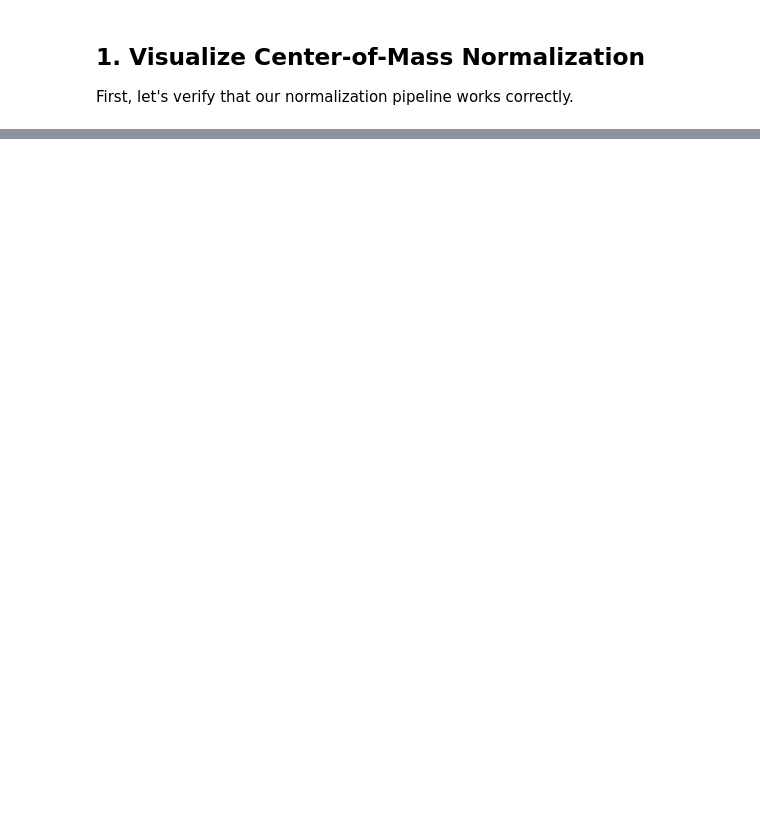
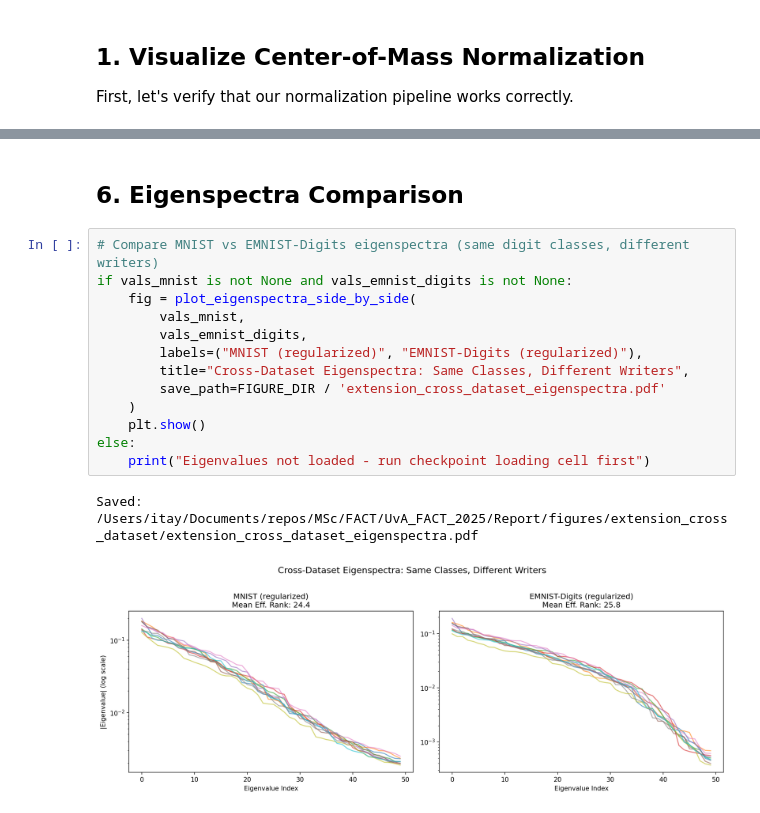
Before and after one commit to erlichon/UvA_FACT_2025, a Jupyter notebook: notebooks/02a_extension_cross_dataset_robustness.ipynb, the cells around one changed output, grey strips where cells are left out. Saved outputs shown, nothing was run; the diff lists cells and outputs as text; blank space fills up the shorter version.

```diff
--- a/notebooks/02a_extension_cross_dataset_robustness.ipynb
+++ b/notebooks/02a_extension_cross_dataset_robustness.ipynb
@@ -367,0 +705,18 @@ The three-step validation provides strong evidence that:
+# %% [markdown]
+## 6. Eigenspectra Comparison
+# %%
+# Compare MNIST vs EMNIST-Digits eigenspectra (same digit classes, different writers)
+if vals_mnist is not None and vals_emnist_digits is not None:
+    fig = plot_eigenspectra_side_by_side(
+        vals_mnist,
+        vals_emnist_digits,
+        labels=("MNIST (regularized)", "EMNIST-Digits (regularized)"),
+        title="Cross-Dataset Eigenspectra: Same Classes, Different Writers",
+        save_path=FIGURE_DIR / 'extension_cross_dataset_eigenspectra.pdf'
+    )
+    plt.show()
+else:
+    print("Eigenvalues not loaded - run checkpoint loading cell first")
+# %% [output]
+Saved: /Users/itay/Documents/repos/MSc/FACT/UvA_FACT_2025/Report/figures/extension_cross_dataset/extension_cross_dataset_eigenspectra.pdf
+[figure, added]
```
Also changed, not shown: parts of 32 cells of this notebook, 49 other files.
